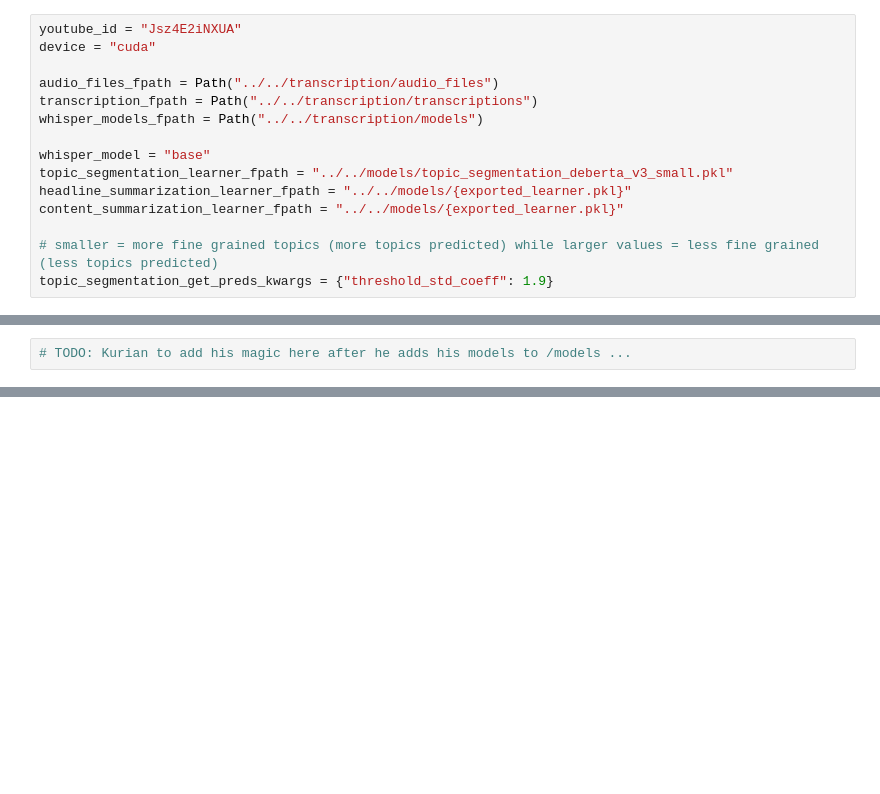
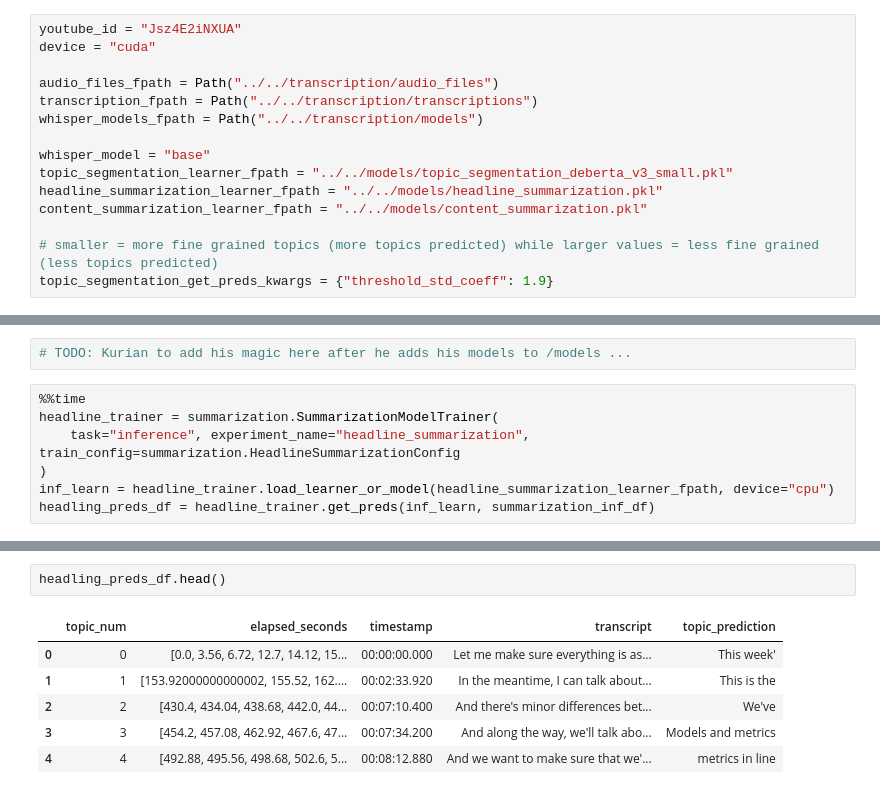
Before and after one commit to ohmeow/fsdl_2022_course_project, a Jupyter notebook: nbs/_exp/_wg_inference_pipeline.ipynb, the cells around one changed output, grey strips where cells are left out. Saved outputs shown, nothing was run; the diff lists cells and outputs as text; blank space fills up the shorter version.

Commit message:
add inference nbs for summarization

```diff
--- a/nbs/_exp/_wg_inference_pipeline.ipynb
+++ b/nbs/_exp/_wg_inference_pipeline.ipynb
@@ -20,8 +21,8 @@ whisper_models_fpath = Path("../../transcription/models")
 
 whisper_model = "base"
 topic_segmentation_learner_fpath = "../../models/topic_segmentation_deberta_v3_small.pkl"
-headline_summarization_learner_fpath = "../../models/{exported_learner.pkl}"
-content_summarization_learner_fpath = "../../models/{exported_learner.pkl}"
+headline_summarization_learner_fpath = "../../models/headline_summarization.pkl"
+content_summarization_learner_fpath = "../../models/content_summarization.pkl"
 
 # smaller = more fine grained topics (more topics predicted) while larger values = less fine grained (less topics predicted)
 topic_segmentation_get_preds_kwargs = {"threshold_std_coeff": 1.9}
@@ -110,2 +119,9 @@ summarization_inf_df.head()
 # %%
 # TODO: Kurian to add his magic here after he adds his models to /models ...
+# %%
+%%time
+headline_trainer = summarization.SummarizationModelTrainer(
+    task="inference", experiment_name="headline_summarization", train_config=summarization.HeadlineSummarizationConfig
+)
+inf_learn = headline_trainer.load_learner_or_model(headline_summarization_learner_fpath, device="cpu")
+headling_preds_df = headline_trainer.get_preds(inf_learn, summarization_inf_df)
@@ -111,0 +131,9 @@ summarization_inf_df.head()
+# %%
+headling_preds_df.head()
+# %% [output]
+|  | topic_num | elapsed_seconds | timestamp | transcript | topic_prediction |
+| 0 | 0 | [0.0, 3.56, 6.72, 12.7, 14.12, 15... | 00:00:00.000 | Let me make sure everything is as... | This week' |
+| 1 | 1 | [153.92000000000002, 155.52, 162.... | 00:02:33.920 | In the meantime, I can talk about... | This is the |
+| 2 | 2 | [430.4, 434.04, 438.68, 442.0, 44... | 00:07:10.400 | And there's minor differences bet... | We've |
+| 3 | 3 | [454.2, 457.08, 462.92, 467.6, 47... | 00:07:34.200 | And along the way, we'll talk abo... | Models and metrics |
+| 4 | 4 | [492.88, 495.56, 498.68, 502.6, 5... | 00:08:12.880 | And we want to make sure that we'... | metrics in line |
```
Also changed, not shown: parts of 8 cells of this notebook, 1 other file.
